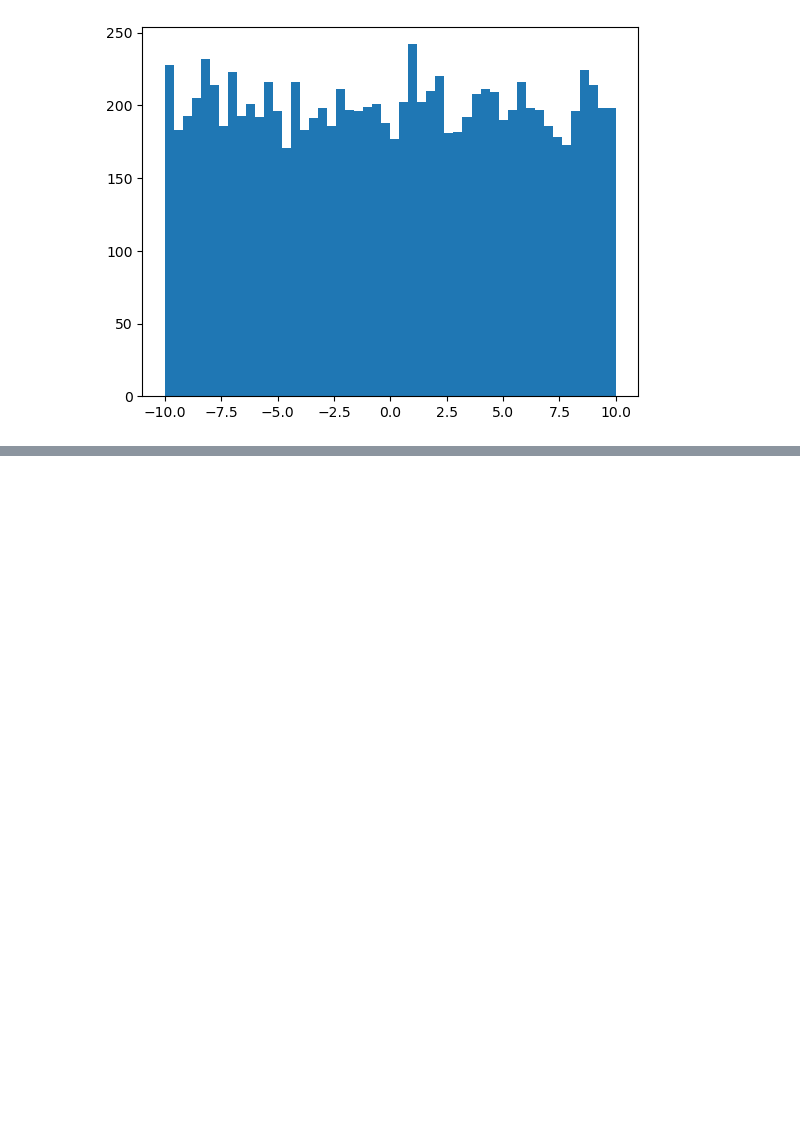
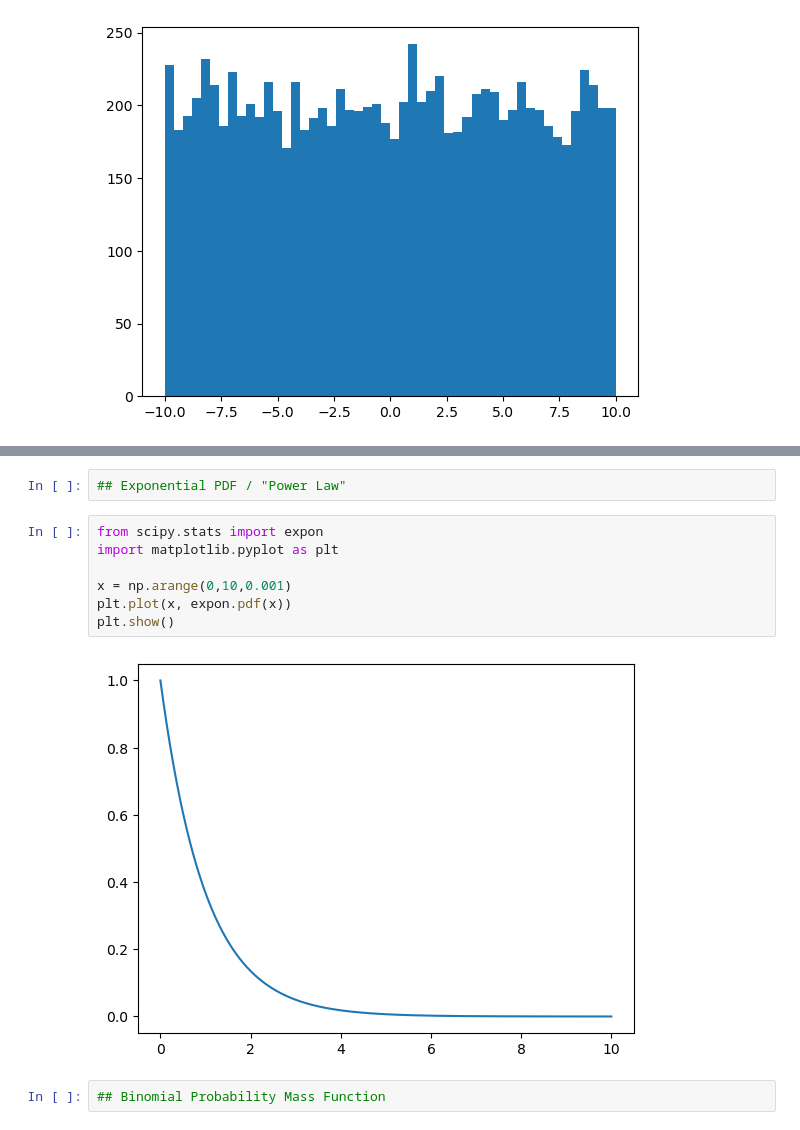
Before and after one commit to Hemi102/data-science-and-machine-learning-with-python, a Jupyter notebook: Distributions.ipynb, the cells around one changed output, grey strips where cells are left out. Cells and saved outputs as stored; diff of their text form; blank space fills up the shorter version.

```diff
--- a/Distributions.ipynb
+++ b/Distributions.ipynb
@@ -11,0 +36,13 @@ from scipy.stats import normal
+# %%
+## Exponential PDF / "Power Law"
+# %%
+from scipy.stats import expon
+import matplotlib.pyplot as plt
+
+x = np.arange(0,10,0.001)
+plt.plot(x, expon.pdf(x))
+plt.show()
+# %% [output]
+[figure, added]
+# %%
+## Binomial Probability Mass Function
```
Also changed, not shown: parts of 7 cells of this notebook.
